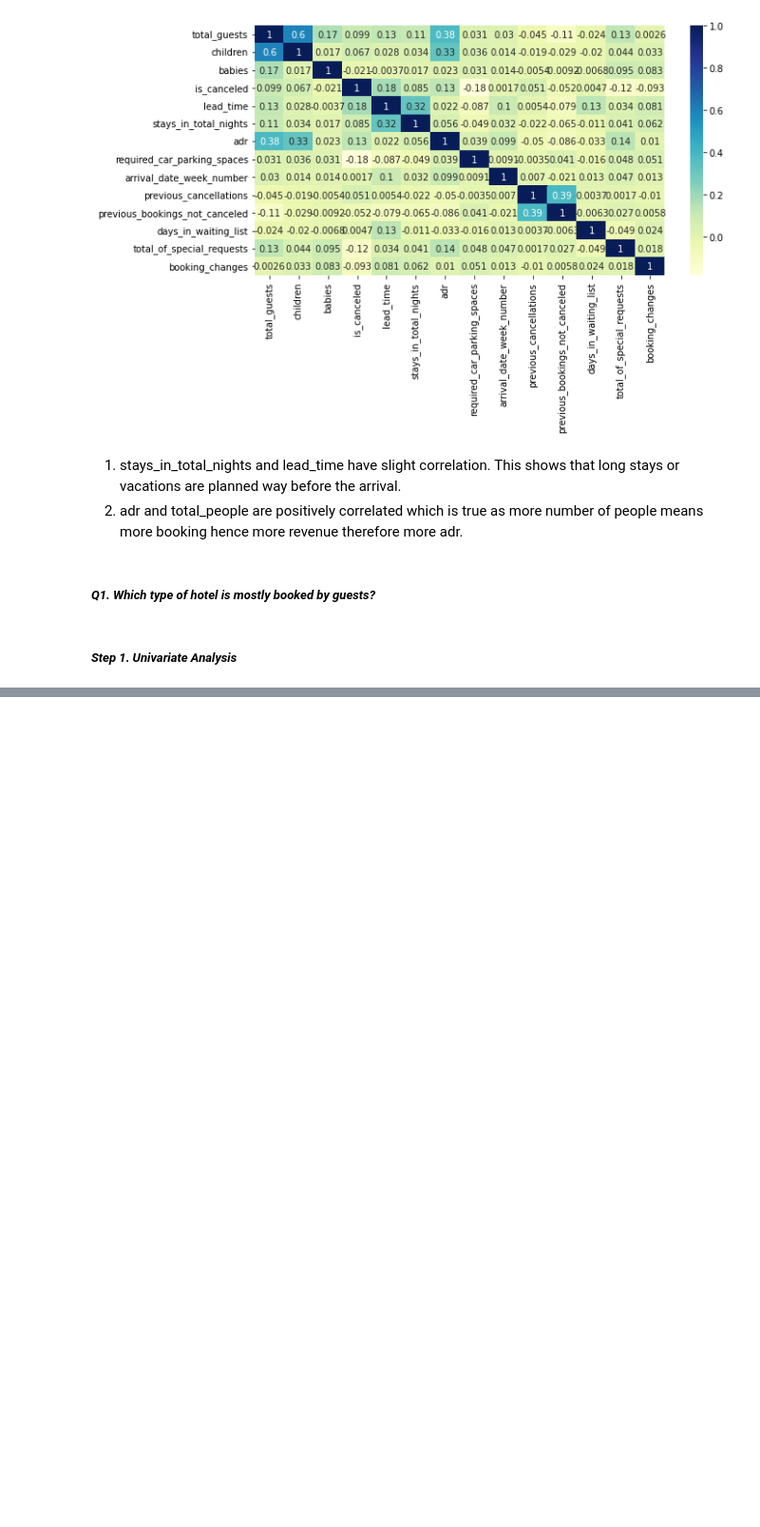
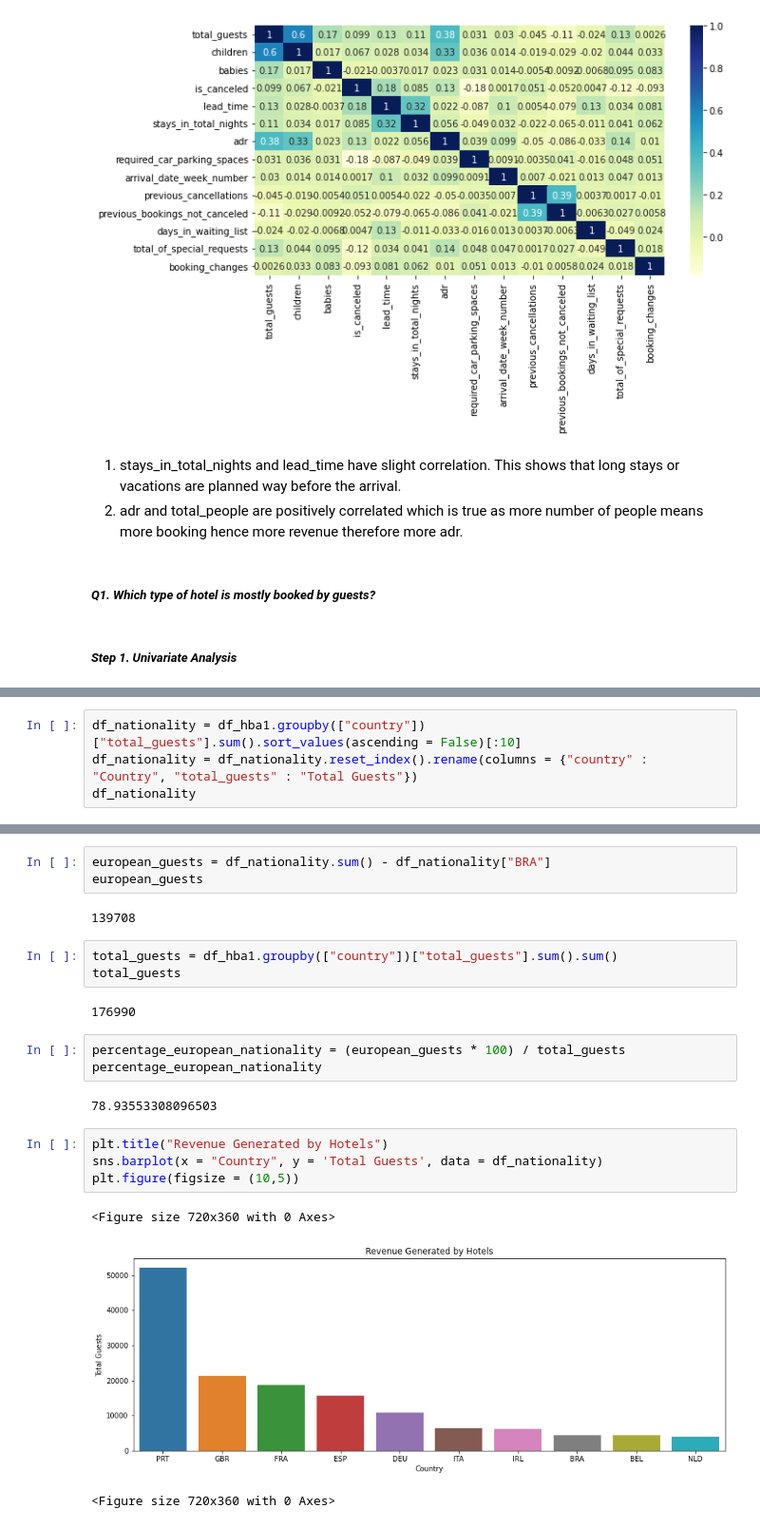
Before and after one commit to SinghUjjwal9/Hotel-Booking-Analysis-EDA, a Jupyter notebook: HotelBookingAnalysisEDA(Ujjwal_Ajit_Singh,_Cohort_Hudson).ipynb, the cells around one changed output, grey strips where cells are left out. Shown at 95% size. Cells and saved outputs as stored; diff of their text form; blank space fills up the shorter version.

```diff
--- a/HotelBookingAnalysisEDA(Ujjwal_Ajit_Singh,_Cohort_Hudson).ipynb
+++ b/HotelBookingAnalysisEDA(Ujjwal_Ajit_Singh,_Cohort_Hudson).ipynb
@@ -520,0 +552,4 @@ Text(0.5, 1.0, 'Best time of the year to stay in hotel')
+# %%
+df_nationality = df_hba1.groupby(["country"])["total_guests"].sum().sort_values(ascending = False)[:10]
+df_nationality = df_nationality.reset_index().rename(columns = {"country" : "Country", "total_guests" : "Total Guests"})
+df_nationality
@@ -520,0 +568,23 @@ Text(0.5, 1.0, 'Best time of the year to stay in hotel')
+# %%
+european_guests = df_nationality.sum() - df_nationality["BRA"]
+european_guests
+# %% [output]
+139708
+# %%
+total_guests = df_hba1.groupby(["country"])["total_guests"].sum().sum()
+total_guests
+# %% [output]
+176990
+# %%
+percentage_european_nationality = (european_guests * 100) / total_guests
+percentage_european_nationality
+# %% [output]
+78.93553308096503
+# %%
+plt.title("Revenue Generated by Hotels")
+sns.barplot(x = "Country", y = 'Total Guests', data = df_nationality)
+plt.figure(figsize = (10,5))
+# %% [output]
+<Figure size 720x360 with 0 Axes>
+[figure, added]
+<Figure size 720x360 with 0 Axes>
```
Also changed, not shown: parts of 46 cells of this notebook.
